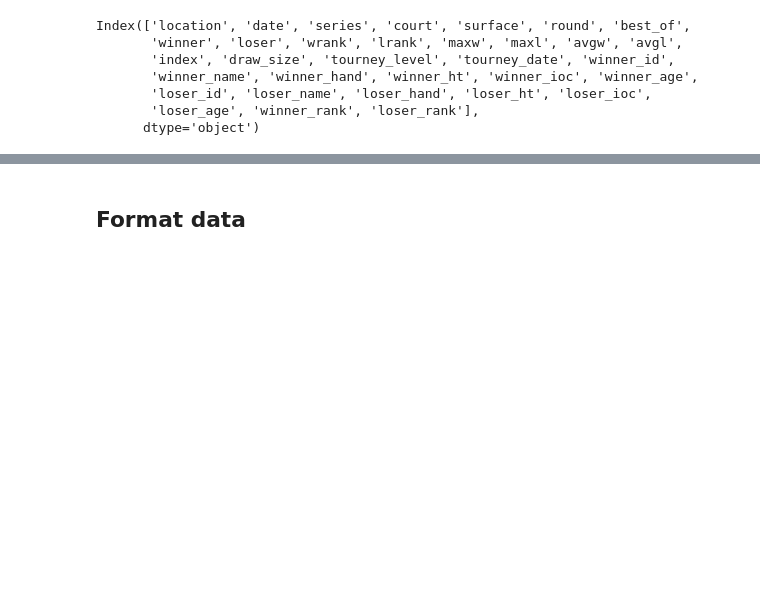
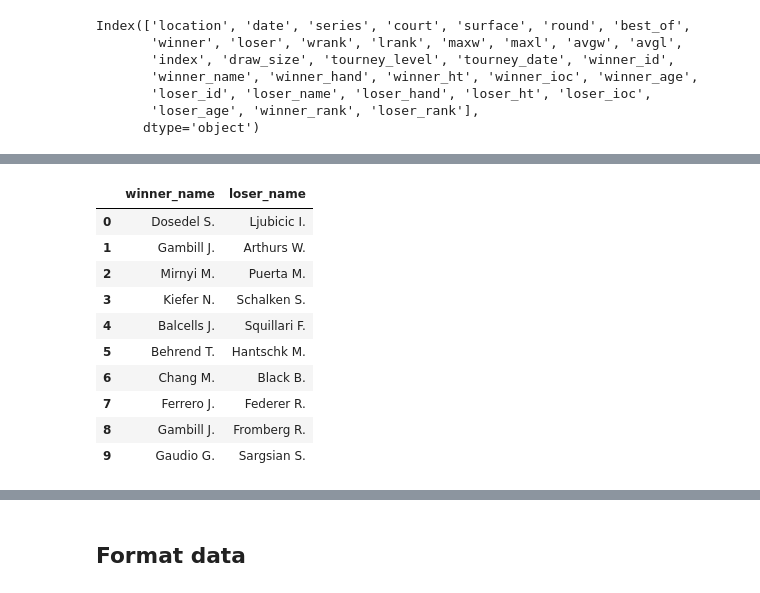
Before and after one commit to Shakhtery/data-mining, a Jupyter notebook: Data_Preparation.ipynb, the cells around one changed output, grey strips where cells are left out. Drawn from its saved outputs; the diff is of its cells as text; code cells hidden in the pictures; blank space fills up the shorter version.

```diff
--- a/Data_Preparation.ipynb
+++ b/Data_Preparation.ipynb
@@ -632,0 +654,15 @@ merged
+# %%
+# Check
+merged[["winner_name", "loser_name"]].head(10)
+# %% [output]
+|  | winner_name | loser_name |
+| 0 | Dosedel S. | Ljubicic I. |
+| 1 | Gambill J. | Arthurs W. |
+| 2 | Mirnyi M. | Puerta M. |
+| 3 | Kiefer N. | Schalken S. |
+| 4 | Balcells J. | Squillari F. |
+| 5 | Behrend T. | Hantschk M. |
+| 6 | Chang M. | Black B. |
+| 7 | Ferrero J. | Federer R. |
+| 8 | Gambill J. | Fromberg R. |
+| 9 | Gaudio G. | Sargsian S. |
```
Also changed, not shown: parts of 13 cells of this notebook, 2 other files.
